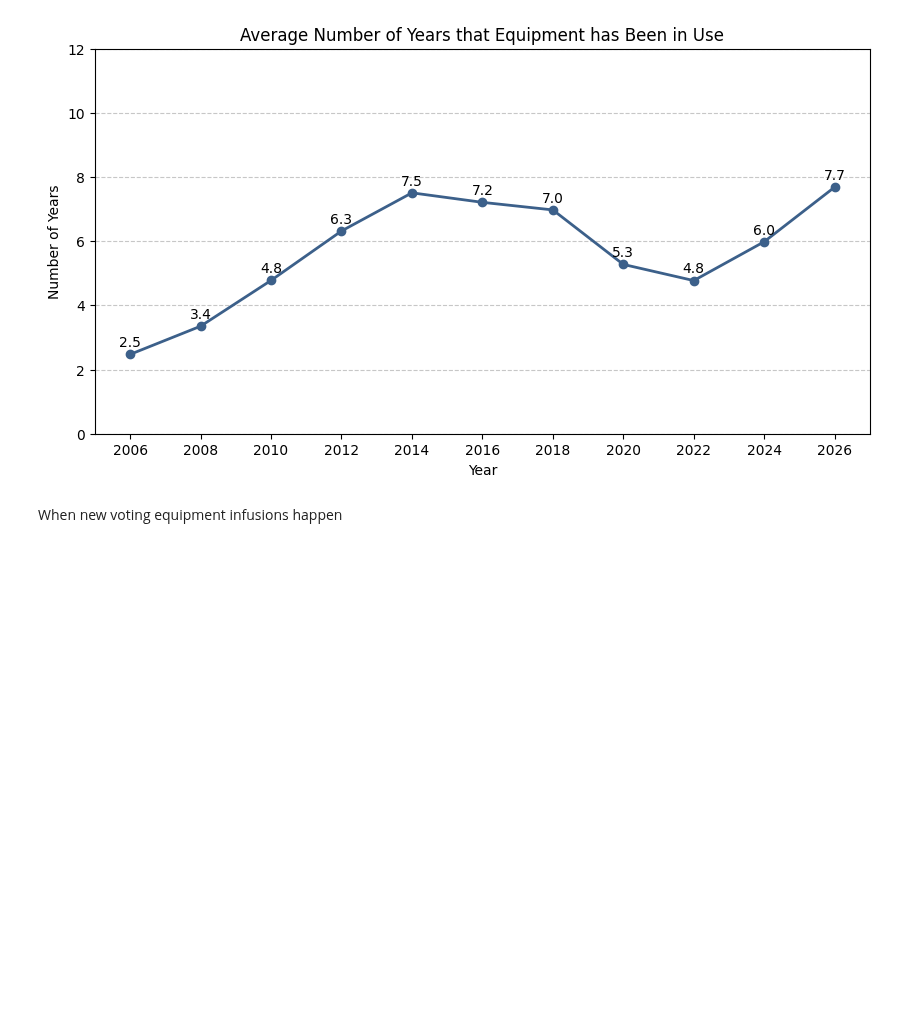
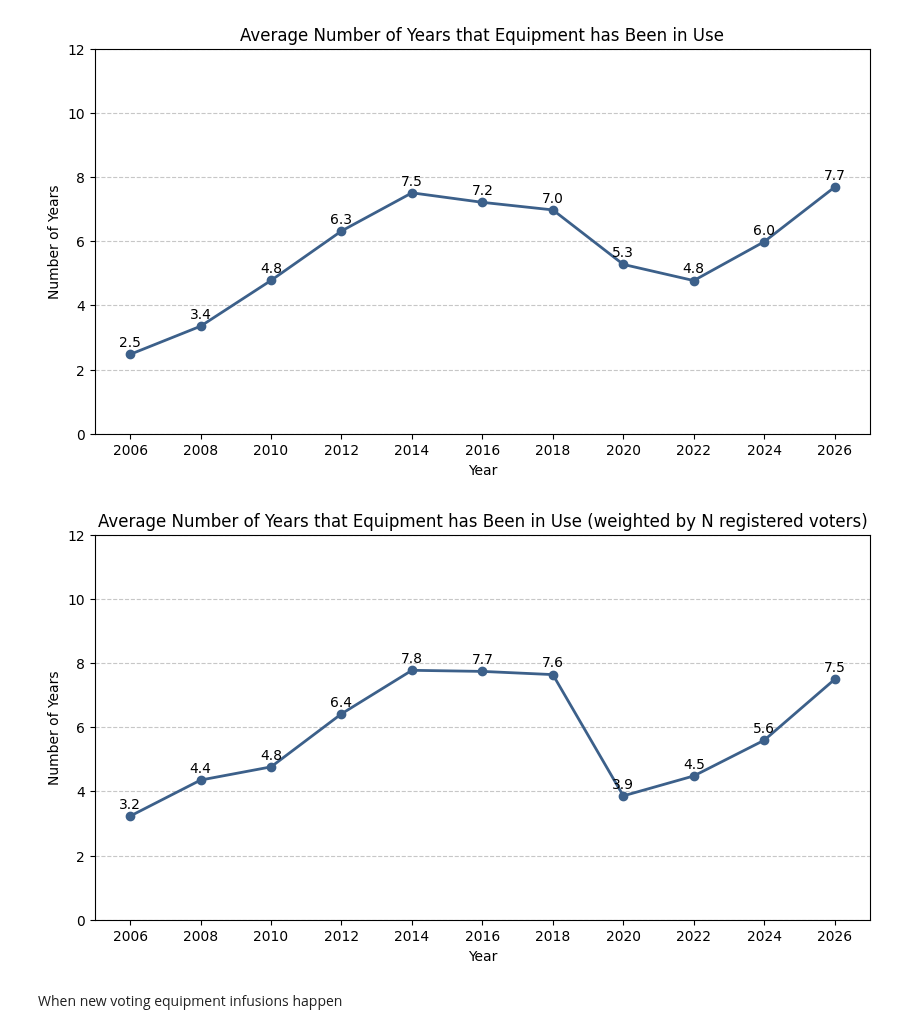
Before and after one commit to Bipartisan-Policy-Center/voting-equipment, a Jupyter notebook: analysis.ipynb, the cells around one changed output. Saved outputs shown, nothing was run; the diff lists cells and outputs as text; code cells hidden in the pictures; blank space fills up the shorter version.

```diff
--- a/analysis.ipynb
+++ b/analysis.ipynb
@@ -468,6 +521,41 @@ plt.savefig("figs/avg_years_in_use.png")
 plt.show()
 # %% [output]
 [figure]
+# %%
+# Compute weighted average years in use per year
+filtered_voting_df = voting_df.dropna(subset=["Years in Use", "Registered Voters"])
+
+years_in_use = (
+    filtered_voting_df.groupby("Year")
+    .apply(lambda x: np.average(x["Years in Use"], weights=x["Registered Voters"]), include_groups=False)
+    .reset_index(name="Weighted Years in Use")
+)
+
+# Ensure "Year" is treated as numeric
+years_in_use["Year"] = years_in_use["Year"].astype(int)
+
+# Plot
+fig, ax = plt.subplots(figsize=(10, 5))
+ax.plot(years_in_use["Year"], years_in_use["Weighted Years in Use"], marker="o", linestyle="-", color=blue, linewidth=2)
+
+# Add data labels
+for i, value in enumerate(years_in_use["Weighted Years in Use"]):
+    ax.text(years_in_use["Year"][i], value + 0.15, f"{value:.1f}", ha="center", va="bottom", fontsize=10, color="black")
+
+# Formatting
+ax.set_ylabel("Number of Years", fontsize=10)
+ax.set_xlabel("Year", fontsize=10)
+ax.set_title("Average Number of Years that Equipment has Been in Use (weighted by N registered voters)", fontsize=12)
+ax.grid(axis="y", linestyle="--", alpha=0.7)
+
+# Ensure x-axis ticks are formatted correctly
+plt.xticks(years_in_use["Year"], rotation=0, ha="center")
+
+plt.ylim(0, 12)
+plt.savefig("figs/weighted_avg_years_in_use.png")
+plt.show()
+# %% [output]
+[figure, added]
 # %% [markdown]
 When new voting equipment infusions happen
 # %%
```
Also changed, not shown: parts of 10 cells of this notebook, 13 other files.
